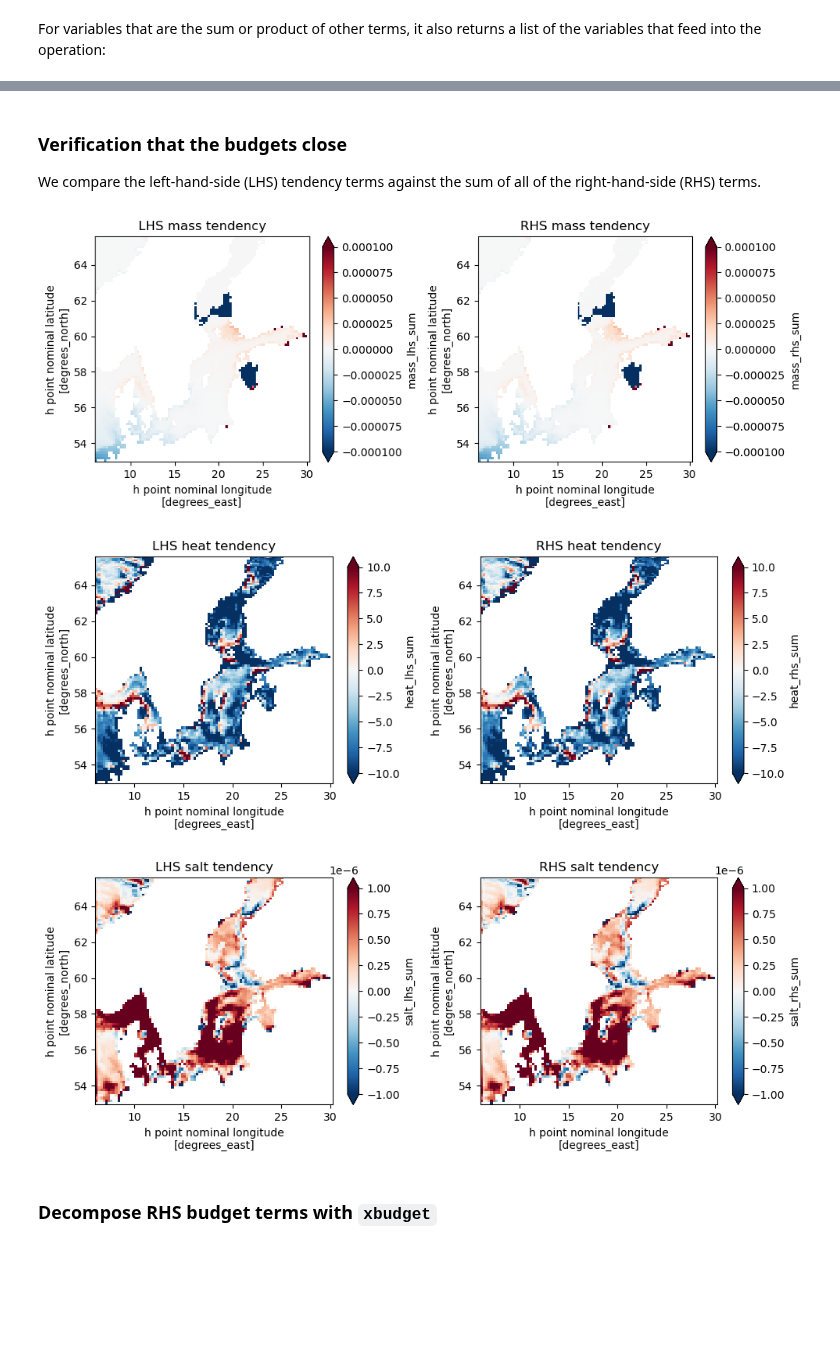
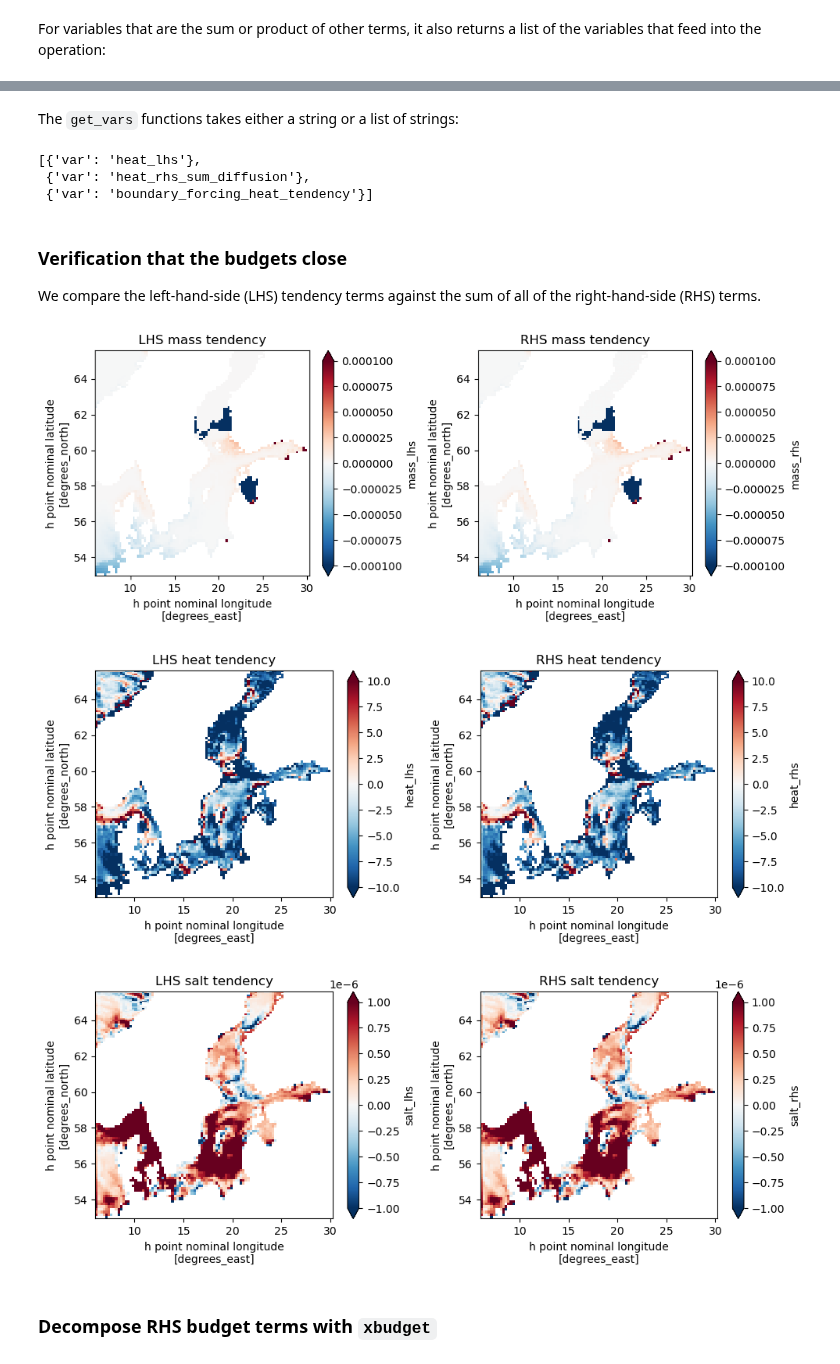
Before and after one commit to hdrake/xbudget, a Jupyter notebook: examples/MOM6_budget_examples_mass_heat_salt.ipynb, the cells around one changed output, grey strips where cells are left out. Drawn from its saved outputs; the diff is of its cells as text; code cells hidden in the pictures; blank space fills up the shorter version.

```diff
--- a/examples/MOM6_budget_examples_mass_heat_salt.ipynb
+++ b/examples/MOM6_budget_examples_mass_heat_salt.ipynb
@@ -138,3 +140,11 @@ budgets_dict
+# %% [markdown]
+The `get_vars` functions takes either a string or a list of strings:
+# %%
+get_vars(budgets_dict, ["heat_lhs", "heat_rhs_sum_diffusion", "boundary_forcing_heat_tendency"])
+# %% [output]
+[{'var': 'heat_lhs'},
+ {'var': 'heat_rhs_sum_diffusion'},
+ {'var': 'boundary_forcing_heat_tendency'}]
 # %% [markdown]
 ### Verification that the budgets close
 
@@ -142,20 +152,20 @@ We compare the left-hand-side (LHS) tendency terms against the sum of all of the
 # %%
 for eq, vmax in zip(["mass", "heat", "salt"], [1.e-4, 10, 1.e-6]):
     plt.figure(figsize=(10, 4))
 
     plt.subplot(1,2,1)
-    ds[get_vars(budgets_dict, f"{eq}_lhs")].isel(zl = 0).isel(time=0).plot(vmin=-vmax, vmax=vmax, cmap="RdBu_r")
+    ds[get_vars(budgets_dict, f"{eq}_lhs")['var']].isel(zl = 0).isel(time=0).plot(vmin=-vmax, vmax=vmax, cmap="RdBu_r")
     plt.title(f"LHS {eq} tendency")
 
     plt.subplot(1,2,2)
-    ds[get_vars(budgets_dict, f"{eq}_rhs")].isel(zl = 0).isel(time=0).plot(vmin=-vmax, vmax=vmax, cmap="RdBu_r")
+    ds[get_vars(budgets_dict, f"{eq}_rhs")['var']].isel(zl = 0).isel(time=0).plot(vmin=-vmax, vmax=vmax, cmap="RdBu_r")
     plt.title(f"RHS {eq} tendency")
 
     plt.tight_layout()
 # %% [output]
-[figure, old version]
+[figure, new version]
-[figure, old version]
+[figure, new version]
-[figure, old version]
+[figure, new version]
 # %% [markdown]
 ### Decompose RHS budget terms with `xbudget`
 # %% [markdown]
```
Also changed, not shown: parts of 13 cells of this notebook, 3 other files.
